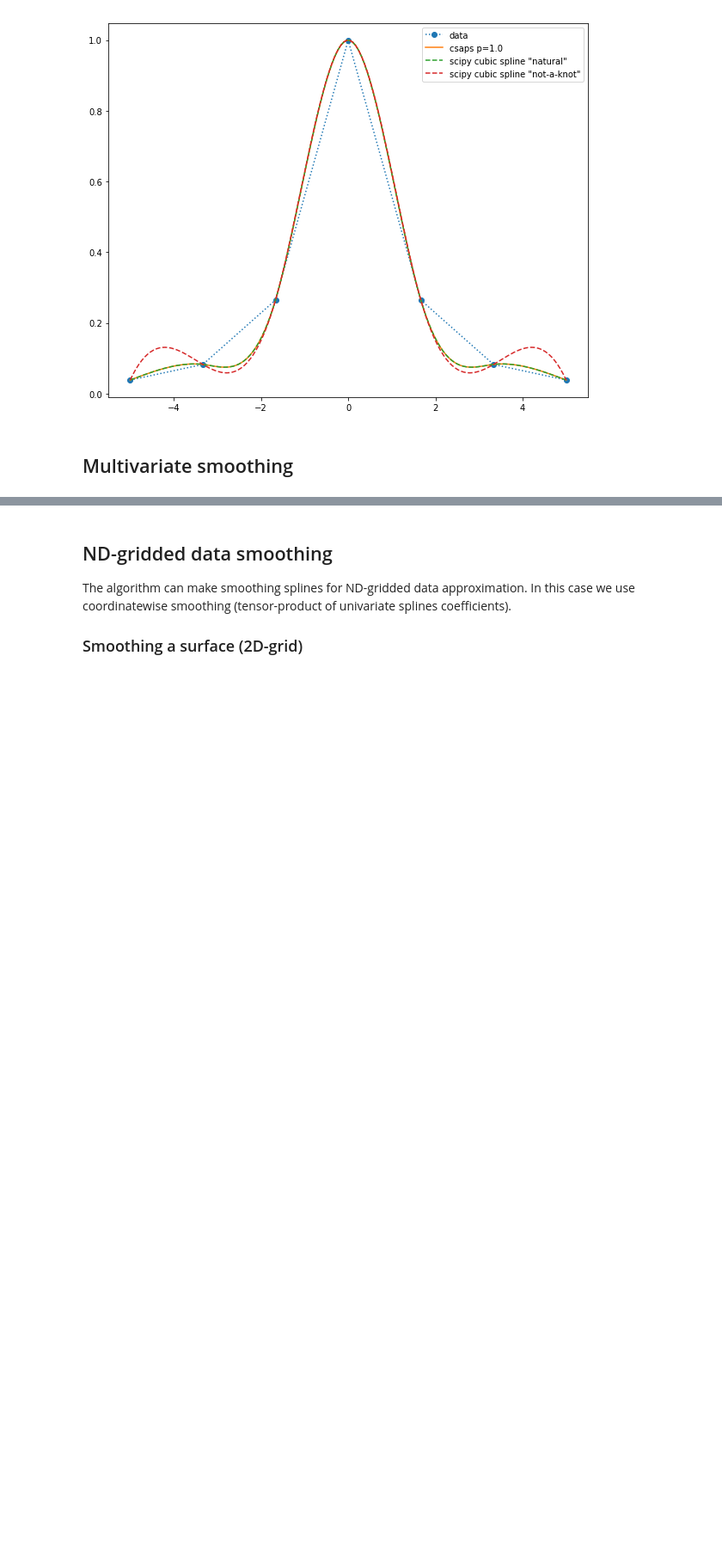
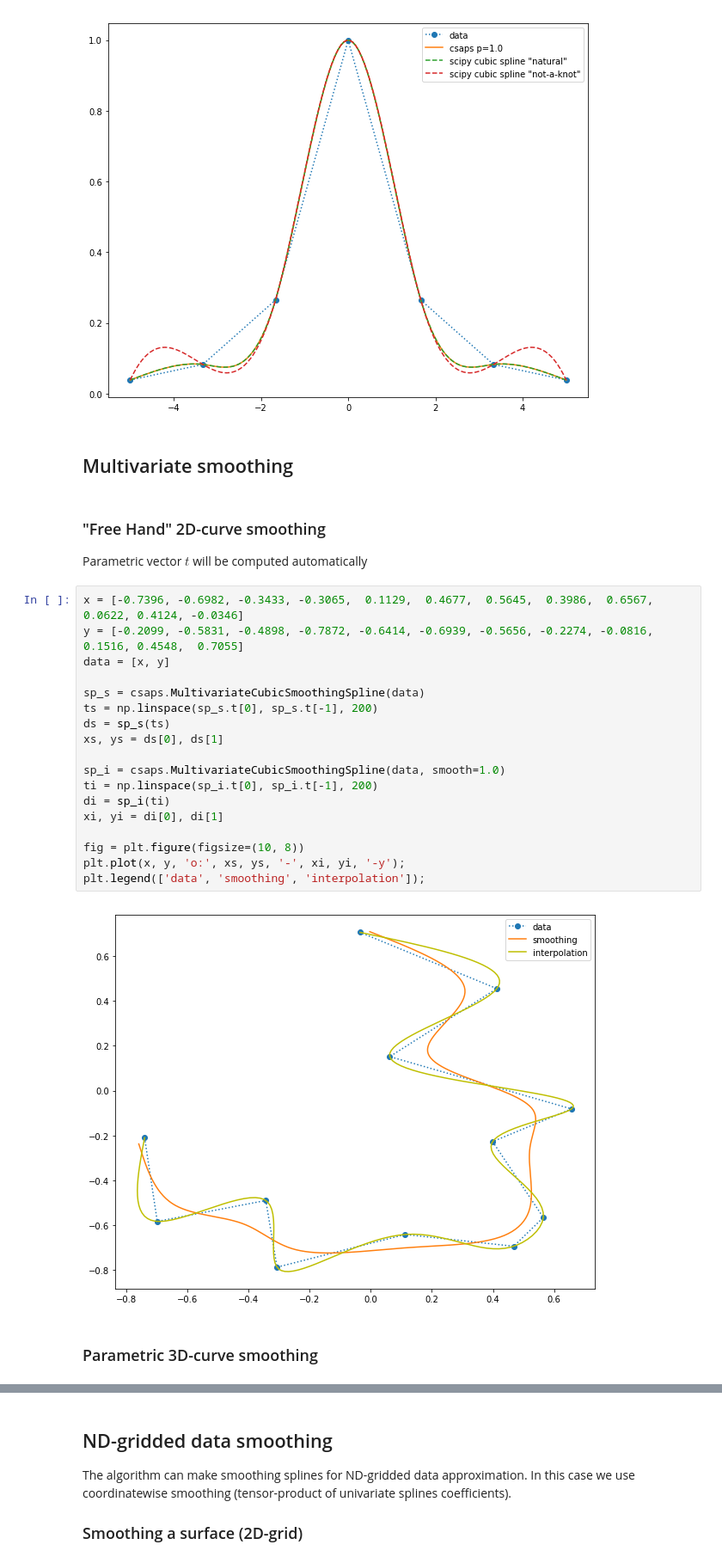
Before and after one commit to espdev/csaps, a Jupyter notebook: examples/csaps.ipynb, the cells around one changed output, grey strips where cells are left out. Shown at 86% size. Cells and saved outputs as stored; diff of their text form; blank space fills up the shorter version.

Commit message:
Add "free hand" 2d curve example

```diff
--- a/examples/csaps.ipynb
+++ b/examples/csaps.ipynb
@@ -102,6 +101,32 @@ plt.legend(['data', 'csaps p=1.0', 'scipy cubic spline "natural"', 'scipy cubic
 [figure]
 # %% [markdown]
 ## Multivariate smoothing
+# %% [markdown]
+### "Free Hand" 2D-curve smoothing
+
+Parametric vector $t$ will be computed automatically
+# %%
+x = [-0.7396, -0.6982, -0.3433, -0.3065,  0.1129,  0.4677,  0.5645,  0.3986,  0.6567, 0.0622, 0.4124, -0.0346]
+y = [-0.2099, -0.5831, -0.4898, -0.7872, -0.6414, -0.6939, -0.5656, -0.2274, -0.0816, 0.1516, 0.4548,  0.7055]
+data = [x, y]
+
+sp_s = csaps.MultivariateCubicSmoothingSpline(data)
+ts = np.linspace(sp_s.t[0], sp_s.t[-1], 200)
+ds = sp_s(ts)
+xs, ys = ds[0], ds[1]
+
+sp_i = csaps.MultivariateCubicSmoothingSpline(data, smooth=1.0)
+ti = np.linspace(sp_i.t[0], sp_i.t[-1], 200)
+di = sp_i(ti)
+xi, yi = di[0], di[1]
+
+fig = plt.figure(figsize=(10, 8))
+plt.plot(x, y, 'o:', xs, ys, '-', xi, yi, '-y');
+plt.legend(['data', 'smoothing', 'interpolation']);
+# %% [output]
+[figure, added]
+# %% [markdown]
+### Parametric 3D-curve smoothing
 # %%
 from mpl_toolkits.mplot3d import Axes3D
 
```
Also changed, not shown: parts of 4 cells of this notebook.
